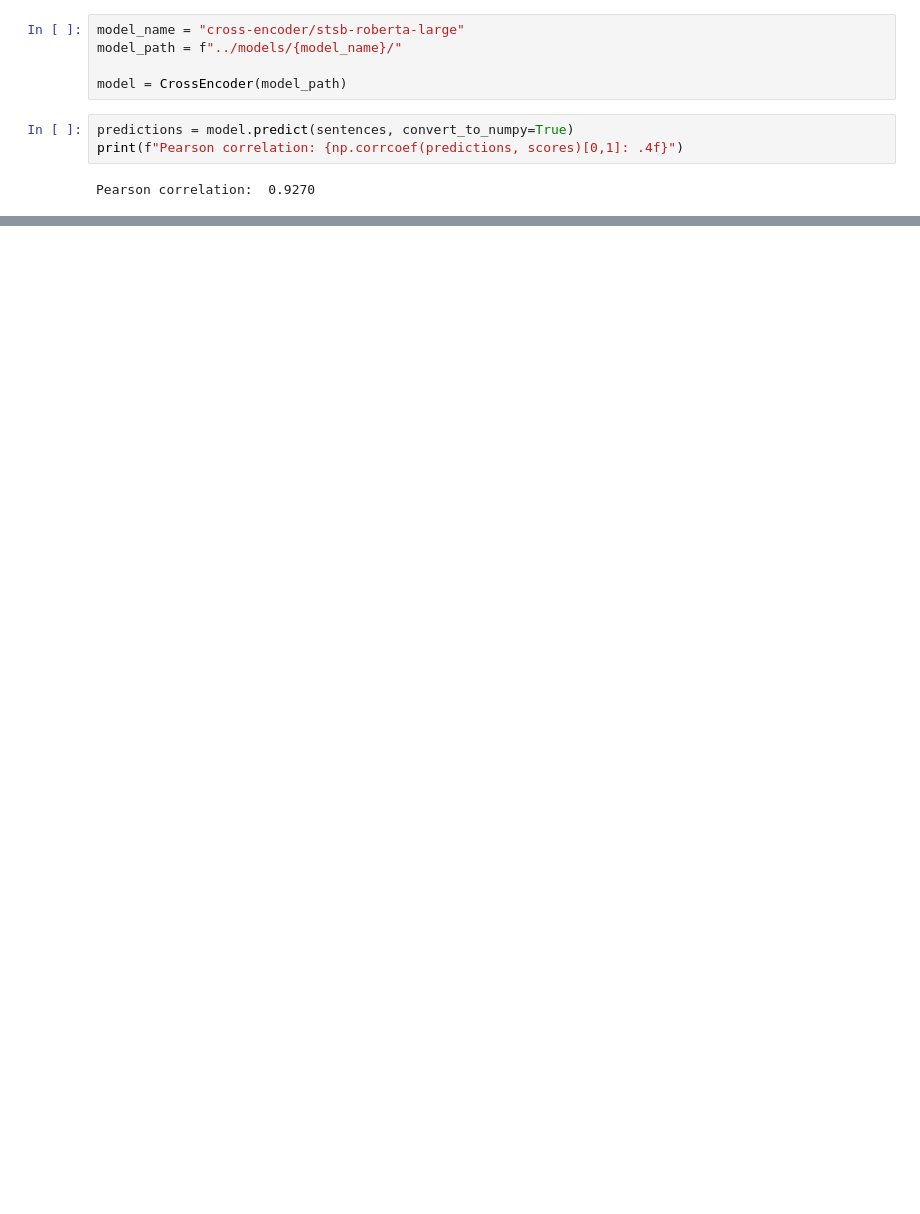
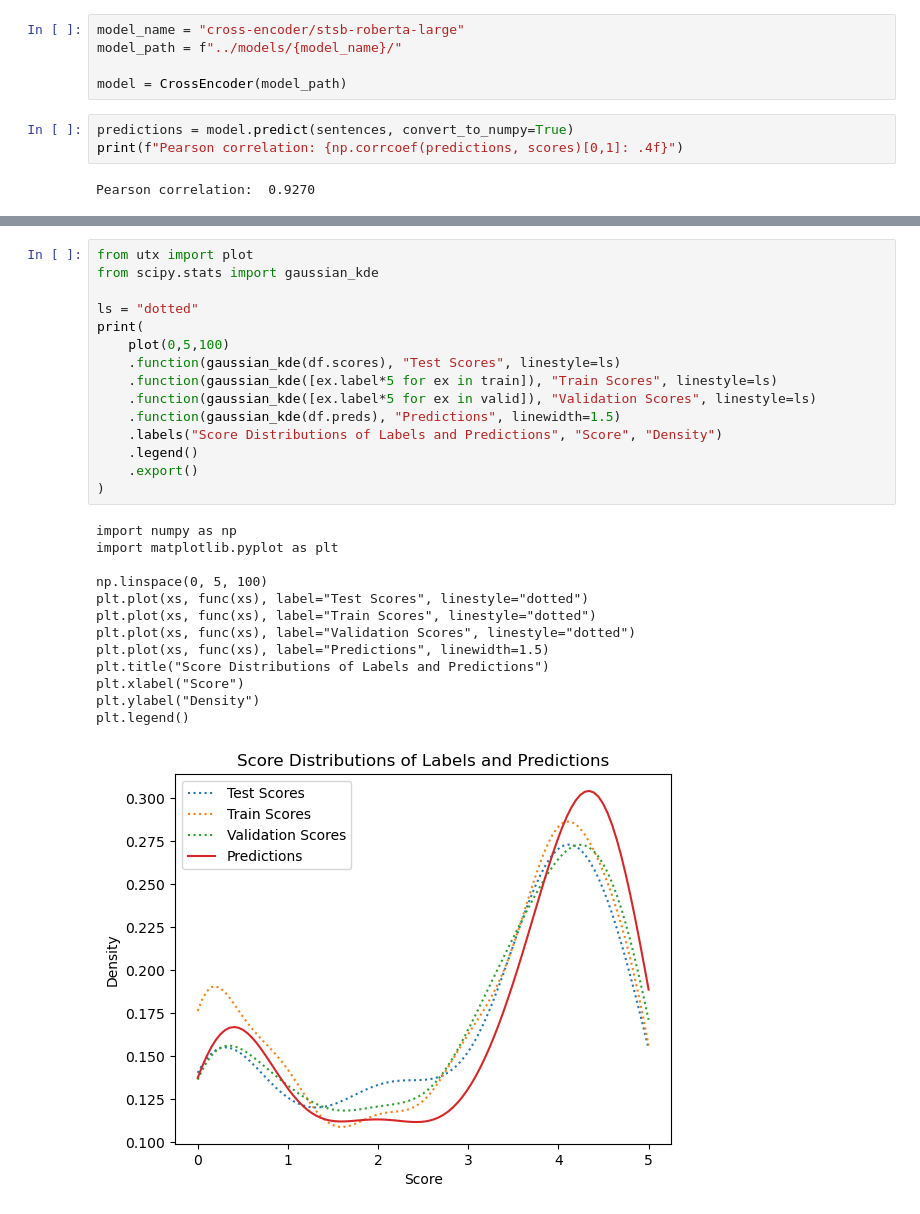
Before and after one commit to nihermann/SemEval-DataAnalytics, a Jupyter notebook: notebooks/eval.ipynb, the cells around one changed output, grey strips where cells are left out. Cells and saved outputs as stored; diff of their text form; blank space fills up the shorter version.

Commit message:
Dump of other changes and plots

```diff
--- a/notebooks/eval.ipynb
+++ b/notebooks/eval.ipynb
@@ -86,2 +88,31 @@ to_latex(df.head(10))
         \hline
 \end{tabular}
+# %%
+from utx import plot
+from scipy.stats import gaussian_kde
+
+ls = "dotted"
+print(
+    plot(0,5,100)
+    .function(gaussian_kde(df.scores), "Test Scores", linestyle=ls)
+    .function(gaussian_kde([ex.label*5 for ex in train]), "Train Scores", linestyle=ls)
+    .function(gaussian_kde([ex.label*5 for ex in valid]), "Validation Scores", linestyle=ls)
+    .function(gaussian_kde(df.preds), "Predictions", linewidth=1.5)
+    .labels("Score Distributions of Labels and Predictions", "Score", "Density")
+    .legend()
+    .export()
+)
+# %% [output]
+import numpy as np
+import matplotlib.pyplot as plt
+
+np.linspace(0, 5, 100)
+plt.plot(xs, func(xs), label="Test Scores", linestyle="dotted")
+plt.plot(xs, func(xs), label="Train Scores", linestyle="dotted")
+plt.plot(xs, func(xs), label="Validation Scores", linestyle="dotted")
+plt.plot(xs, func(xs), label="Predictions", linewidth=1.5)
+plt.title("Score Distributions of Labels and Predictions")
+plt.xlabel("Score")
+plt.ylabel("Density")
+plt.legend()
+[figure, added]
```
Also changed, not shown: parts of 6 cells of this notebook, 6 other files.
